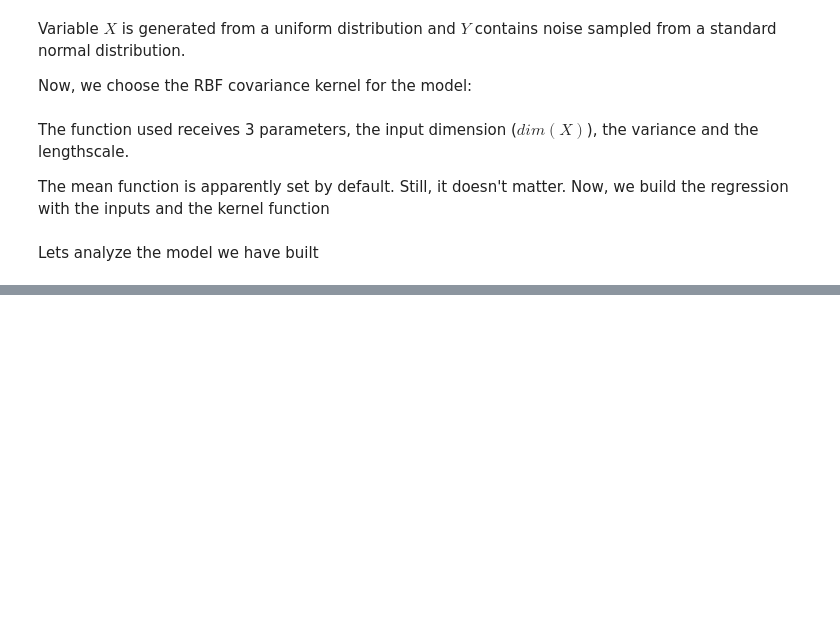
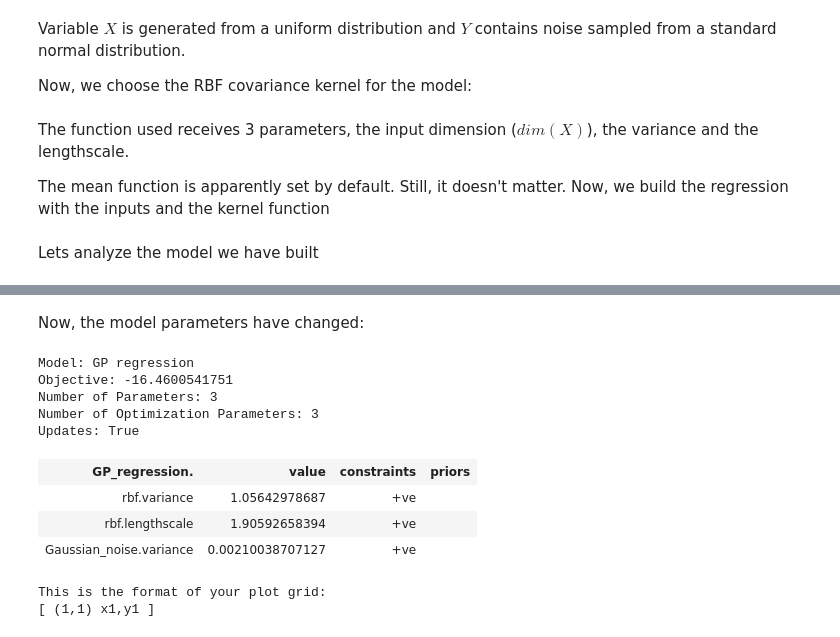
Before and after one commit to jsmarti/SURF_2016, a Jupyter notebook: My_notebook/My Notebook/Gaussian Process Tests.ipynb, the cells around one changed output, grey strips where cells are left out. Drawn from its saved outputs; the diff is of its cells as text; code cells hidden in the pictures; blank space fills up the shorter version.

Commit message:
Basic GP regression tutorial

```diff
--- a/My_notebook/My Notebook/Gaussian Process Tests.ipynb
+++ b/My_notebook/My Notebook/Gaussian Process Tests.ipynb
@@ -107,0 +126,18 @@ High five! You successfuly sent some data to your account on plotly. View your p
+# %% [markdown]
+Now, the model parameters have changed:
+# %%
+display(model)
+fig = model.plot()
+GPy.plotting.show(fig, filename = 'optimized regression')
+# %% [output]
+Model: GP regression
+Objective: -16.4600541751
+Number of Parameters: 3
+Number of Optimization Parameters: 3
+Updates: True
+| GP_regression. | value | constraints | priors |
+| rbf.variance | 1.05642978687 | +ve |  |
+| rbf.lengthscale | 1.90592658394 | +ve |  |
+| Gaussian_noise.variance | 0.00210038707127 | +ve |  |
+This is the format of your plot grid:
+[ (1,1) x1,y1 ]
```
Also changed, not shown: parts of 13 cells of this notebook.
